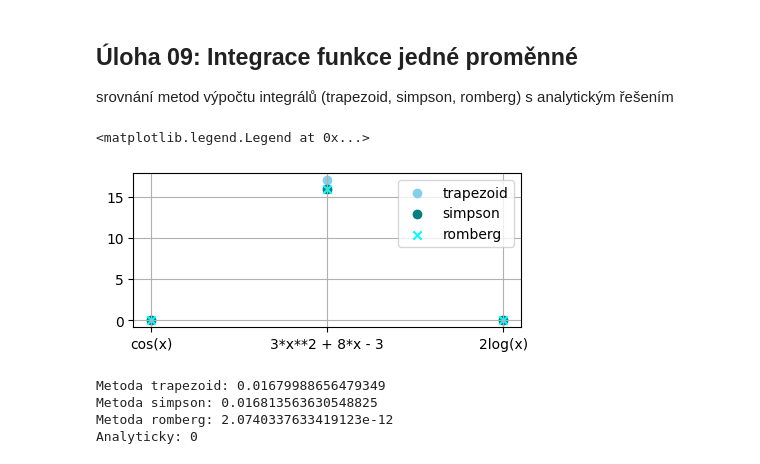
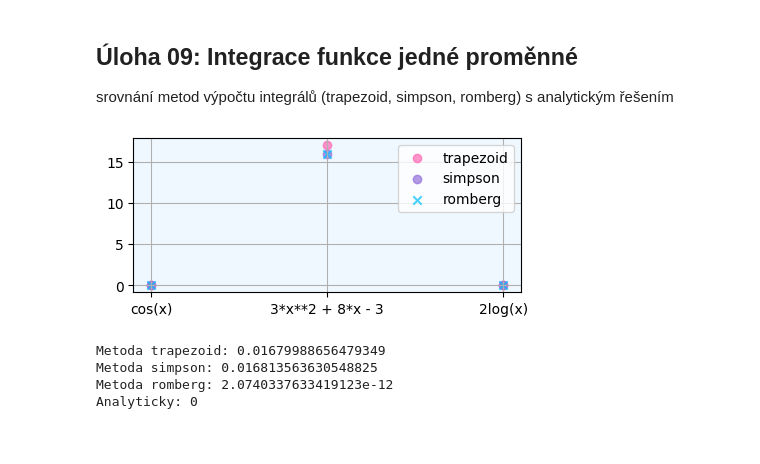
Before and after one commit to lailamacho/msw_zapocet, a Jupyter notebook: uloha_09.ipynb, the cells around one changed output. Drawn from its saved outputs; the diff is of its cells as text; code cells hidden in the pictures.

```diff
--- a/uloha_09.ipynb
+++ b/uloha_09.ipynb
@@ -5,21 +5,22 @@ srovnání metod výpočtu integrálů (trapezoid, simpson, romberg) s analytick
 # %%
 #Přesnost výsledků
 import matplotlib.pyplot as plt
 
 funkce = ["cos(x)", "3*x**2 + 8*x - 3", "2log(x)"]
 trapezoid = [abs(integral_1_analyticky - integral_1_1), abs(integral_2_analyticky - integral_2_1), abs(integral_3_analyticky - integral_3_1)]
 simpson = [abs(integral_1_analyticky - integral_1_2), abs(integral_2_analyticky - integral_2_2), abs(integral_3_analyticky - integral_3_2)]
 romberg = [abs(integral_1_analyticky - integral_1_3), abs(integral_2_analyticky - integral_2_3), abs(integral_3_analyticky - integral_3_3)]
 
 plt.figure(figsize=(5,2),)
-plt.scatter(funkce, trapezoid, marker="o", color="skyblue", label="trapezoid")
-plt.scatter(funkce, simpson, marker="o", color="teal", label="simpson")
-plt.scatter(funkce, romberg, marker="x", color="cyan", label="romberg")
-plt.grid()
+plt.scatter(funkce, trapezoid, marker="o", color="hotpink", alpha=0.7, label="trapezoid")
+plt.scatter(funkce, simpson, marker="o", color="mediumpurple", alpha=0.7, label="simpson")
+plt.scatter(funkce, romberg, marker="x", color="deepskyblue", alpha=0.7, label="romberg")
+plt.grid(True)
+plt.gca().set_facecolor("aliceblue")
 plt.legend()
+plt.show()
 # %% [output]
-<matplotlib.legend.Legend at 0x...>
-[figure, old version]
+[figure, new version]
 # %%
 # FUNKCE 1
 import numpy as np
```
Also changed, not shown: 5 other files.
